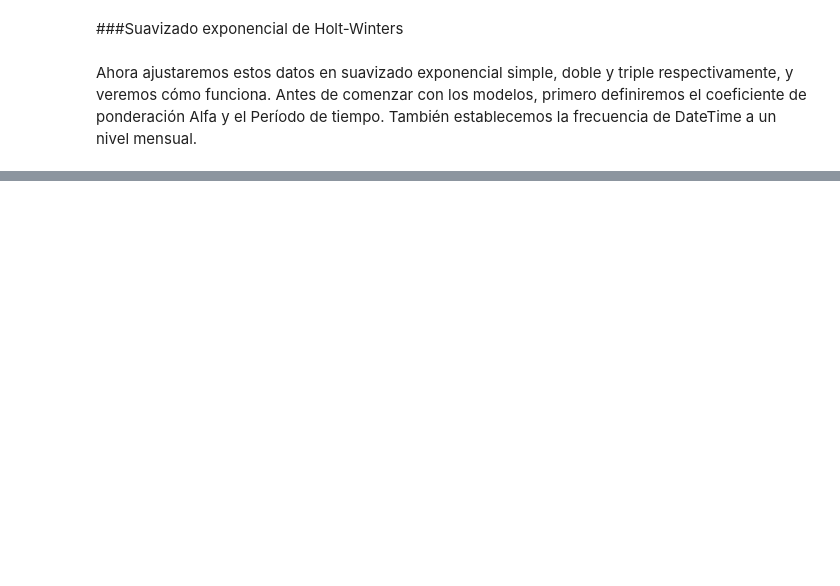
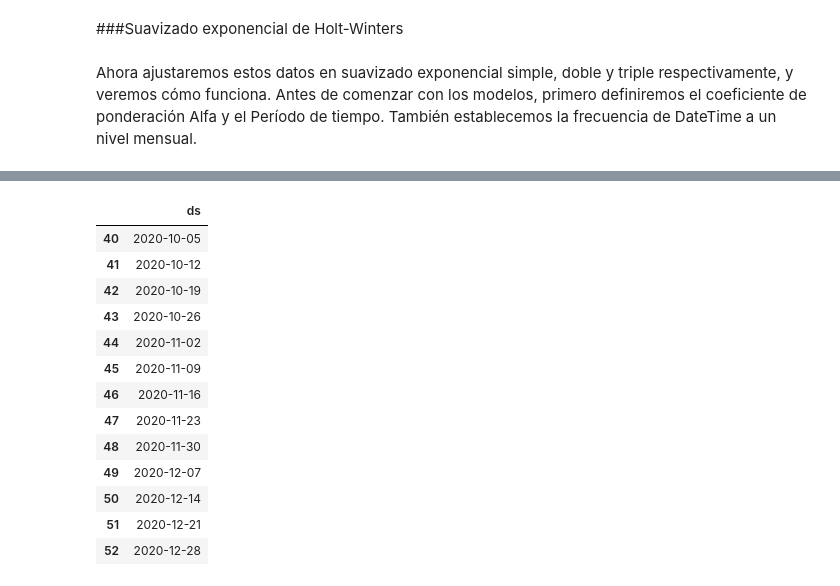
Before and after one commit to jcjimenezb123/PFM_PronosticoDemanda, a Jupyter notebook: RecVta.ipynb, the cells around one changed output, grey strips where cells are left out. Drawn from its saved outputs; the diff is of its cells as text; code cells hidden in the pictures; blank space fills up the shorter version.

```diff
--- a/RecVta.ipynb
+++ b/RecVta.ipynb
@@ -564,0 +559,19 @@ test_predictions.plot(legend=True,label='PREDICTION')
+# %%
+future=test[['desde']]
+future.columns = ['ds']
+future
+# %% [output]
+|  | ds |
+| 40 | 2020-10-05 |
+| 41 | 2020-10-12 |
+| 42 | 2020-10-19 |
+| 43 | 2020-10-26 |
+| 44 | 2020-11-02 |
+| 45 | 2020-11-09 |
+| 46 | 2020-11-16 |
+| 47 | 2020-11-23 |
+| 48 | 2020-11-30 |
+| 49 | 2020-12-07 |
+| 50 | 2020-12-14 |
+| 51 | 2020-12-21 |
+| 52 | 2020-12-28 |
```
Also changed, not shown: parts of 26 cells of this notebook.
